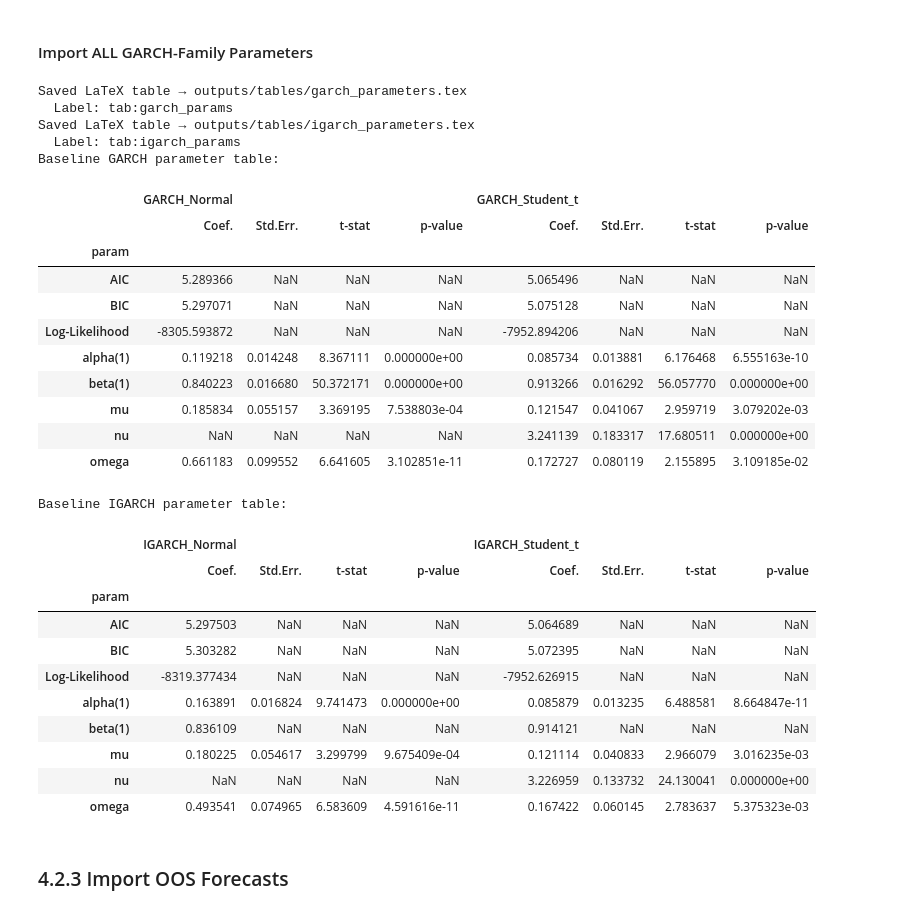
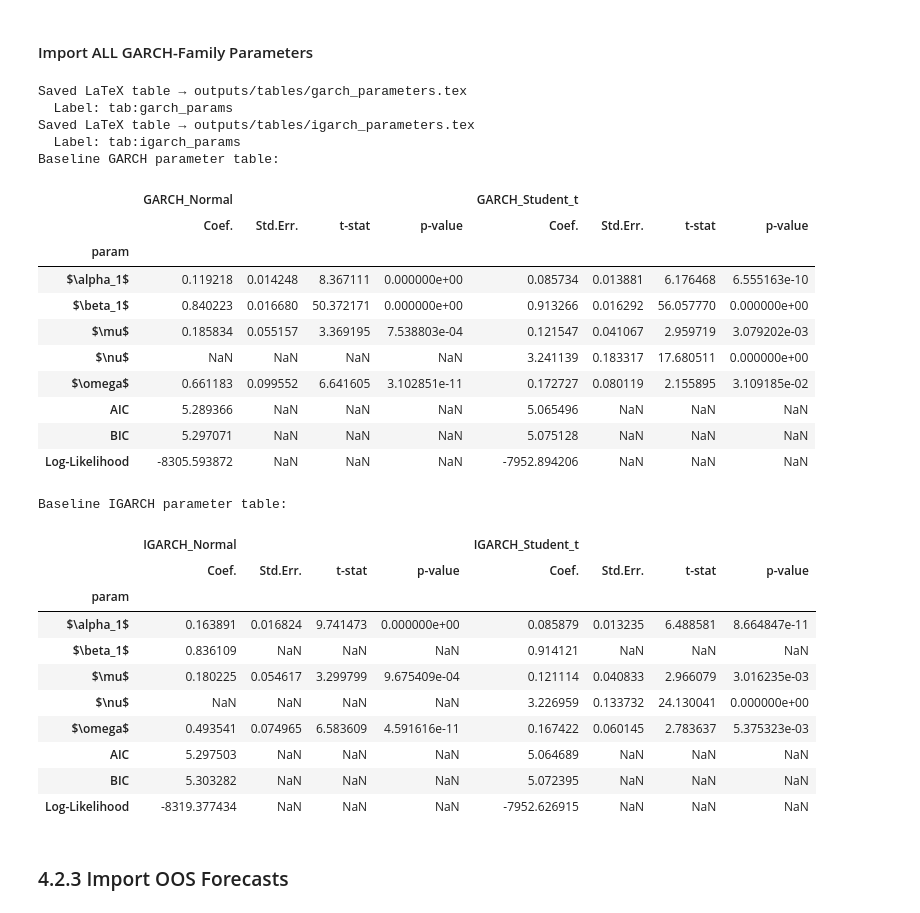
Before and after one commit to eokinyo/Thesis_Work, a Jupyter notebook: scripts/Chapter4_Empirical_Analysis.ipynb, the cells around one changed output. Cells and saved outputs as stored; diff of their text form; code cells hidden in the pictures.

```diff
--- a/scripts/Chapter4_Empirical_Analysis.ipynb
+++ b/scripts/Chapter4_Empirical_Analysis.ipynb
@@ -1225,7 +1084,9 @@ garch_family_params = pd.read_csv(
 required_cols = ["param", "model", "coef", "std_error", "t_value", "p_value"]
 missing_cols = [col for col in required_cols if col not in garch_family_params.columns]
 if missing_cols:
-    raise ValueError(f"Missing required columns in garch_family_params_from_r.csv: {missing_cols}")
+    raise ValueError(
+        f"Missing required columns in garch_family_params_from_r.csv: {missing_cols}"
+    )
 
 # -------------------------
 # Rename columns for presentation
@@ -1238,15 +1099,15 @@ garch_family_params = garch_family_params.rename(columns={
 })
 
 # -------------------------
-# Clean parameter names
+# Clean parameter names for LaTeX
 # -------------------------
 name_map = {
-    "mu": "mu",
-    "omega": "omega",
-    "alpha1": "alpha[1]",
-    "beta1": "beta[1]",
-    "vxreg1": "gamma",
-    "shape": "nu",
+    "mu": r"$\mu$",
+    "omega": r"$\omega$",
+    "alpha1": r"$\alpha_1$",
+    "beta1": r"$\beta_1$",
+    "vxreg1": r"$\gamma$",
+    "shape": r"$\nu$",
     "loglik": "Log-Likelihood",
     "AIC": "AIC",
     "BIC": "BIC"
@@ -1258,20 +1119,14 @@ garch_family_params["param"] = garch_family_params["param"].replace(name_map)
 # Pivot to wide format
 # Columns become: (model, statistic)
 # -------------------------
-garch_table = garch_family_params.pivot(
+garch_table = garch_family_params.pivot_table(
     index="param",
     columns="model",
-    values=["Coef.", "Std.Err.", "t-stat", "p-value"]
+    values=["Coef.", "Std.Err.", "t-stat", "p-value"],
+    aggfunc="first"
 )
 
 garch_table = garch_table.swaplevel(0, 1, axis=1).sort_index(axis=1)
-
-# -------------------------
-# Clean parameter labels for LaTeX
-# -------------------------
-garch_table.index = garch_table.index.astype(str)
-garch_table.index = garch_table.index.str.replace("[", "(", regex=False)
-garch_table.index = garch_table.index.str.replace("]", ")", regex=False)
 
 # -------------------------
 # Model groups
@@ -1299,7 +1154,7 @@ garch_baseline = garch_table.loc[:, idx[garch_models, :]]
 igarch_baseline = garch_table.loc[:, idx[igarch_models, :]]
 
 # -------------------------
-# Optional: cleaner column order within each model
+# Cleaner column order within each model
 # -------------------------
 stat_order = ["Coef.", "Std.Err.", "t-stat", "p-value"]
 
@@ -1317,53 +1172,53 @@ igarch_baseline = igarch_baseline.reindex(
 # Save tables
 # -------------------------
 save_table_latex(
     garch_baseline,
     "garch_parameters.tex",
     caption="Parameter estimates for baseline GARCH models imported from the R estimation step.",
     label="tab:garch_params"
 )
 
 save_table_latex(
     igarch_baseline,
     "igarch_parameters.tex",
     caption="Parameter estimates for baseline IGARCH models imported from the R estimation step.",
     label="tab:igarch_params"
 )
 
 print("Baseline GARCH parameter table:")
 display(garch_baseline)
 
 print("\nBaseline IGARCH parameter table:")
 display(igarch_baseline)
 # %% [output]
 Saved LaTeX table → outputs/tables/garch_parameters.tex
   Label: tab:garch_params
 Saved LaTeX table → outputs/tables/igarch_parameters.tex
   Label: tab:igarch_params
 Baseline GARCH parameter table:
 |  | GARCH_Normal |  |  |  | GARCH_Student_t |  |  |  |
 |  | Coef. | Std.Err. | t-stat | p-value | Coef. | Std.Err. | t-stat | p-value |
 | param |  |  |  |  |  |  |  |  |
+| $\alpha_1$ | 0.119218 | 0.014248 | 8.367111 | 0.000000e+00 | 0.085734 | 0.013881 | 6.176468 | 6.555163e-10 |
+| $\beta_1$ | 0.840223 | 0.016680 | 50.372171 | 0.000000e+00 | 0.913266 | 0.016292 | 56.057770 | 0.000000e+00 |
+| $\mu$ | 0.185834 | 0.055157 | 3.369195 | 7.538803e-04 | 0.121547 | 0.041067 | 2.959719 | 3.079202e-03 |
+| $\nu$ | NaN | NaN | NaN | NaN | 3.241139 | 0.183317 | 17.680511 | 0.000000e+00 |
+| $\omega$ | 0.661183 | 0.099552 | 6.641605 | 3.102851e-11 | 0.172727 | 0.080119 | 2.155895 | 3.109185e-02 |
 | AIC | 5.289366 | NaN | NaN | NaN | 5.065496 | NaN | NaN | NaN |
 | BIC | 5.297071 | NaN | NaN | NaN | 5.075128 | NaN | NaN | NaN |
 | Log-Likelihood | -8305.593872 | NaN | NaN | NaN | -7952.894206 | NaN | NaN | NaN |
-| alpha(1) | 0.119218 | 0.014248 | 8.367111 | 0.000000e+00 | 0.085734 | 0.013881 | 6.176468 | 6.555163e-10 |
-| beta(1) | 0.840223 | 0.016680 | 50.372171 | 0.000000e+00 | 0.913266 | 0.016292 | 56.057770 | 0.000000e+00 |
-| mu | 0.185834 | 0.055157 | 3.369195 | 7.538803e-04 | 0.121547 | 0.041067 | 2.959719 | 3.079202e-03 |
-| nu | NaN | NaN | NaN | NaN | 3.241139 | 0.183317 | 17.680511 | 0.000000e+00 |
-| omega | 0.661183 | 0.099552 | 6.641605 | 3.102851e-11 | 0.172727 | 0.080119 | 2.155895 | 3.109185e-02 |
 Baseline IGARCH parameter table:
 |  | IGARCH_Normal |  |  |  | IGARCH_Student_t |  |  |  |
 |  | Coef. | Std.Err. | t-stat | p-value | Coef. | Std.Err. | t-stat | p-value |
 | param |  |  |  |  |  |  |  |  |
+| $\alpha_1$ | 0.163891 | 0.016824 | 9.741473 | 0.000000e+00 | 0.085879 | 0.013235 | 6.488581 | 8.664847e-11 |
+| $\beta_1$ | 0.836109 | NaN | NaN | NaN | 0.914121 | NaN | NaN | NaN |
+| $\mu$ | 0.180225 | 0.054617 | 3.299799 | 9.675409e-04 | 0.121114 | 0.040833 | 2.966079 | 3.016235e-03 |
+| $\nu$ | NaN | NaN | NaN | NaN | 3.226959 | 0.133732 | 24.130041 | 0.000000e+00 |
+| $\omega$ | 0.493541 | 0.074965 | 6.583609 | 4.591616e-11 | 0.167422 | 0.060145 | 2.783637 | 5.375323e-03 |
 | AIC | 5.297503 | NaN | NaN | NaN | 5.064689 | NaN | NaN | NaN |
 | BIC | 5.303282 | NaN | NaN | NaN | 5.072395 | NaN | NaN | NaN |
 | Log-Likelihood | -8319.377434 | NaN | NaN | NaN | -7952.626915 | NaN | NaN | NaN |
-| alpha(1) | 0.163891 | 0.016824 | 9.741473 | 0.000000e+00 | 0.085879 | 0.013235 | 6.488581 | 8.664847e-11 |
-| beta(1) | 0.836109 | NaN | NaN | NaN | 0.914121 | NaN | NaN | NaN |
-| mu | 0.180225 | 0.054617 | 3.299799 | 9.675409e-04 | 0.121114 | 0.040833 | 2.966079 | 3.016235e-03 |
-| nu | NaN | NaN | NaN | NaN | 3.226959 | 0.133732 | 24.130041 | 0.000000e+00 |
-| omega | 0.493541 | 0.074965 | 6.583609 | 4.591616e-11 | 0.167422 | 0.060145 | 2.783637 | 5.375323e-03 |
 # %% [markdown]
 ### 4.2.3 Import OOS Forecasts
 # %%
```
Also changed, not shown: parts of 29 cells of this notebook, 30 other files.
